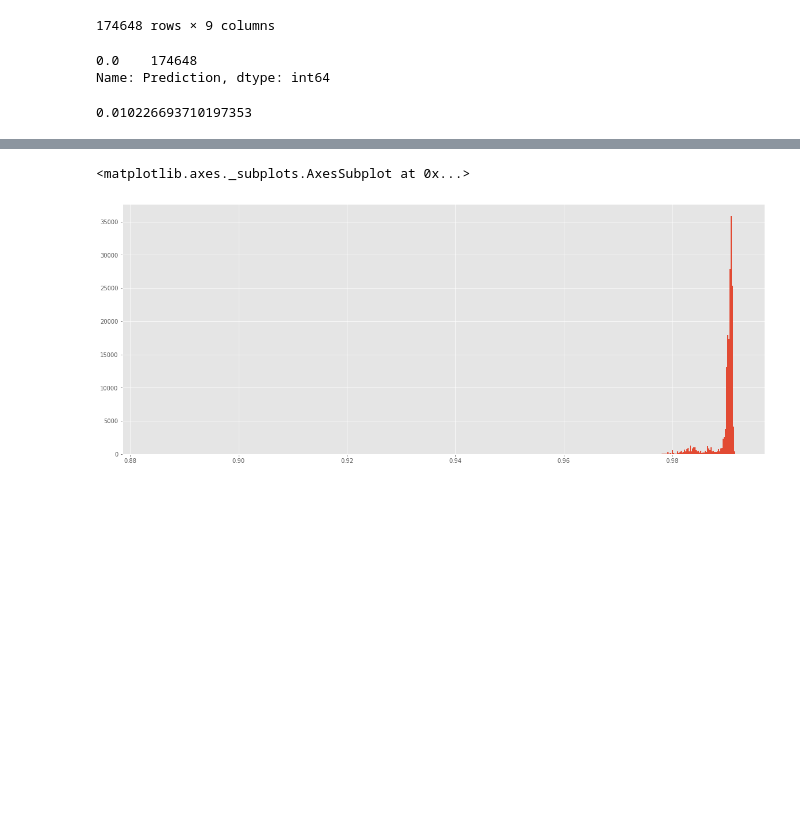
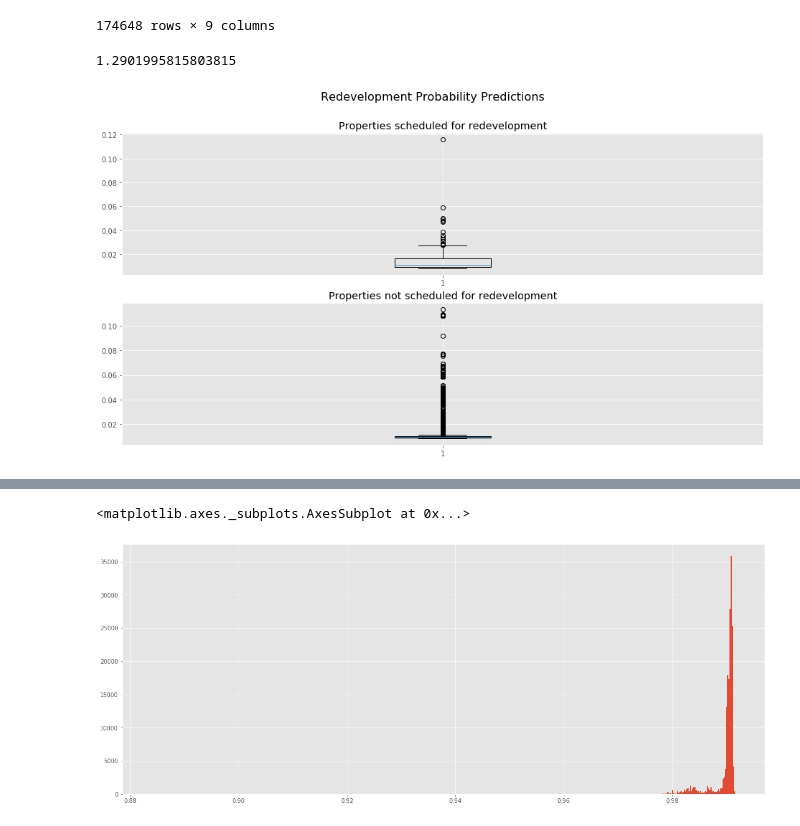
Before and after one commit to frischmuth/Seattle-Real-Estate-Analysis, a Jupyter notebook: ViewResults2.ipynb, the cells around one changed output, grey strips where cells are left out. Drawn from its saved outputs; the diff is of its cells as text; code cells hidden in the pictures; blank space fills up the shorter version.

Commit message:
add histogram, work on README

```diff
--- a/ViewResults2.ipynb
+++ b/ViewResults2.ipynb
@@ -150,8 +150,3 @@ predictions
 | 174646 | 174646 | 9834201440 | 983420 | 1440 | 3600 35TH AVE S | 0 | 0.0 | 0.991046 | 0.008954 |
 | 174647 | 174647 | 9839300170 | 983930 | 170 | 1434 31ST AVE | 0 | 0.0 | 0.990795 | 0.009205 |
 174648 rows × 9 columns
-# %%
-predictions['Prediction'].value_counts()
-# %% [output]
-0.0    174648
-Name: Prediction, dtype: int64
@@ -165,4 +153,17 @@ ax.set_xlim(.005,.02);
 # %%
-predictions['prob1'].mean()
+predictions[predictions['TARGET']==1]['prob1'].mean()/predictions['prob1'].mean()
 # %% [output]
-0.010226693710197353
+1.2901995815803815
+# %%
+import matplotlib.pyplot as plt
+plt.style.use('ggplot')
+fig, ax = plt.subplots(2,1, figsize=(16,8))
+fig.tight_layout
+# ax.hist(predictions['prob1'],bins=500,density=True)
+ax[0].boxplot(predictions[predictions['TARGET']==1]['prob1'])
+ax[1].boxplot(predictions[predictions['TARGET']==0]['prob1'])
+fig.suptitle('Redevelopment Probability Predictions', fontsize=16)
+ax[0].set_title("Properties scheduled for redevelopment")
+ax[1].set_title("Properties not scheduled for redevelopment");
+# %% [output]
+[figure, added]
```
Also changed, not shown: parts of 3 cells of this notebook, 2 other files.
